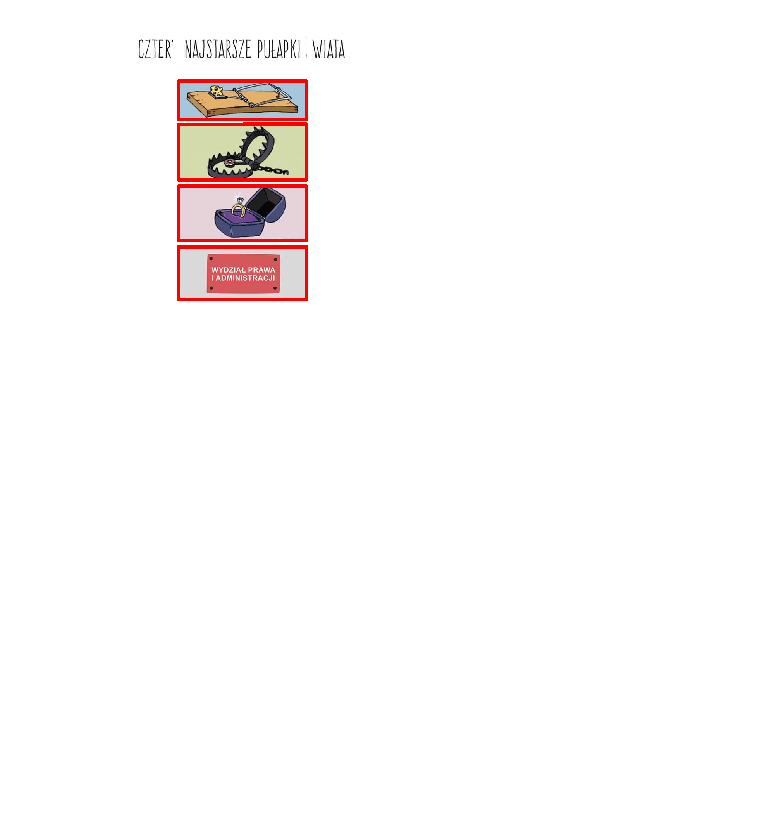
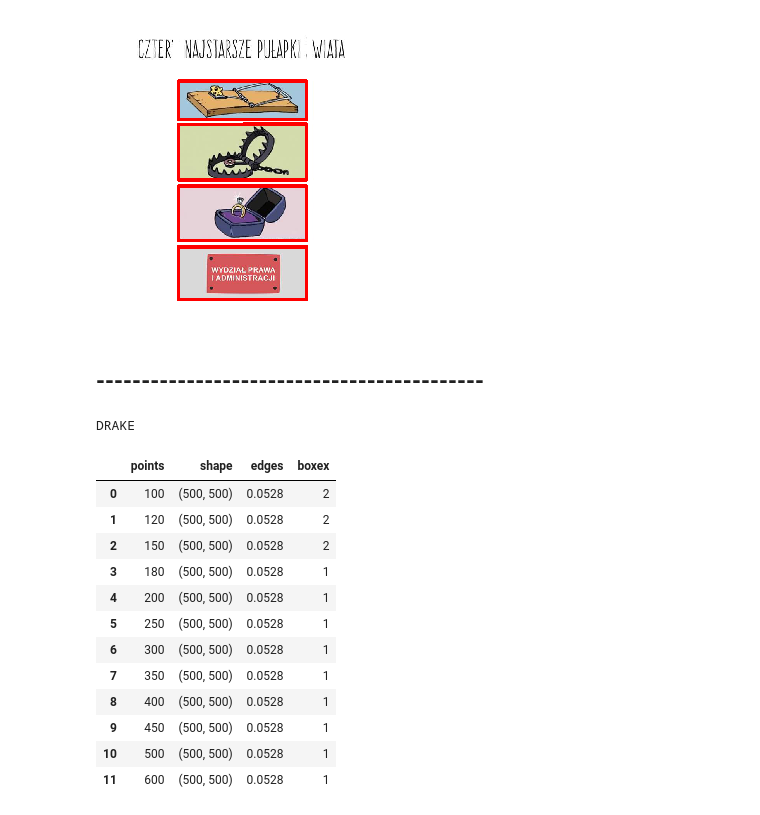
Before and after one commit to lukaszsus/memotion-images-analysis, a Jupyter notebook: image_segmentation/hough_lines_results.ipynb, the cells around one changed output. Saved outputs shown, nothing was run; the diff lists cells and outputs as text; code cells hidden in the pictures; blank space fills up the shorter version.

```diff
--- a/image_segmentation/hough_lines_results.ipynb
+++ b/image_segmentation/hough_lines_results.ipynb
@@ -25,3 +25,5 @@ image = hl.plot_lines(image, 300)
 bounding_boxex = hl.get_bounding_boxes(image)
 # %% [output]
 [figure]
+# %% [markdown]
+## -------------------------------------------
@@ -27,0 +33,55 @@ bounding_boxex = hl.get_bounding_boxes(image)
+# %%
+file_names = ['drake', 'cartoon_3', 'cat', 'kermit', 'none_5', 'stats']
+labels = [2, 3, 2, 1, 1, 3]
+
+dataframes = []
+
+for i, file_name in enumerate(file_names):
+    l1, l2, l3, l4 = [], [], [], []
+    # file_name = 'drake.jpg'
+    file_path = os.path.join("base_dataset", "segmentation", file_name + '.jpg')
+    loaded_image = load_image_by_cv2(file_path)
+    x, y, _ = loaded_image.shape
+
+    hl = HoughLines()
+    lines = [100, 120, 150, 180, 200, 250, 300, 350, 400, 450, 500, 600]
+    # print('\n-------------------\n', file_name.upper())
+    # print(x, y)
+
+    for l in lines:
+        l1.append(l)
+        l2.append((loaded_image.shape[0], loaded_image.shape[1]))
+        im, norm_edges = hl.get_image_with_lines(loaded_image.copy(), l, plot=False)
+        l3.append(round(norm_edges, 4))
+        boxex = hl.get_bounding_boxes(im, plot=False)
+        l4.append(len(boxex))
+
+    df = pd.DataFrame(list(zip(l1, l2, l3, l4)), columns=['points', 'shape', 'edges', 'boxex'])
+    dataframes.append(df)
+# %%
+def highlight_true_label(s):
+    values = [True if v == label else False for v in s.values]
+    return ['background-color: orange' if v else '' for v in values]
+
+def print_dataframe(i):
+    print(file_names[i].upper())
+    return dataframes[i].style.apply(highlight_true_label)
+# %%
+i = 0
+label = labels[i]
+print_dataframe(i)
+# %% [output]
+DRAKE
+|  | points | shape | edges | boxex |
+| 0 | 100 | (500, 500) | 0.0528 | 2 |
+| 1 | 120 | (500, 500) | 0.0528 | 2 |
+| 2 | 150 | (500, 500) | 0.0528 | 2 |
+| 3 | 180 | (500, 500) | 0.0528 | 1 |
+| 4 | 200 | (500, 500) | 0.0528 | 1 |
+| 5 | 250 | (500, 500) | 0.0528 | 1 |
+| 6 | 300 | (500, 500) | 0.0528 | 1 |
+| 7 | 350 | (500, 500) | 0.0528 | 1 |
+| 8 | 400 | (500, 500) | 0.0528 | 1 |
+| 9 | 450 | (500, 500) | 0.0528 | 1 |
+| 10 | 500 | (500, 500) | 0.0528 | 1 |
+| 11 | 600 | (500, 500) | 0.0528 | 1 |
```
Also changed, not shown: parts of 7 cells of this notebook, 2 other files.
